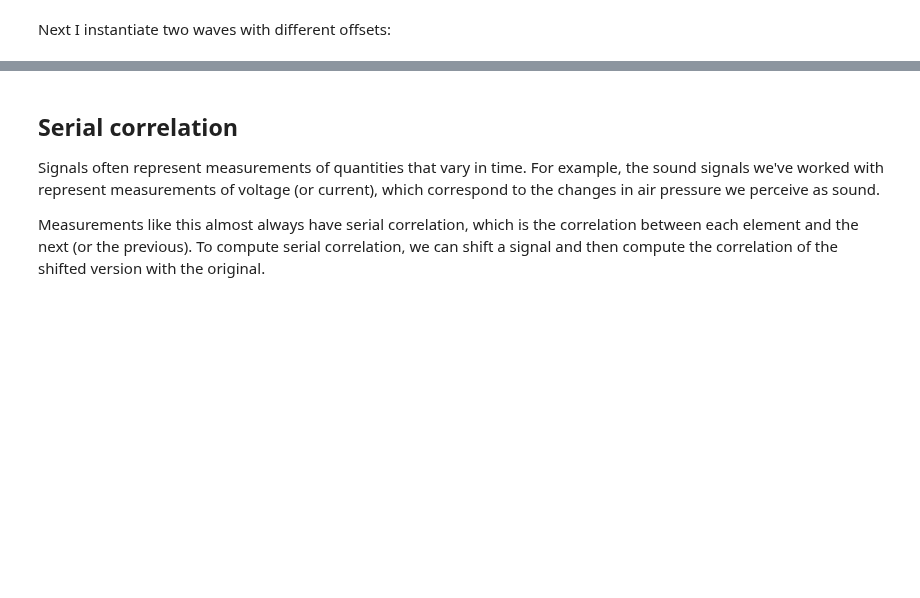
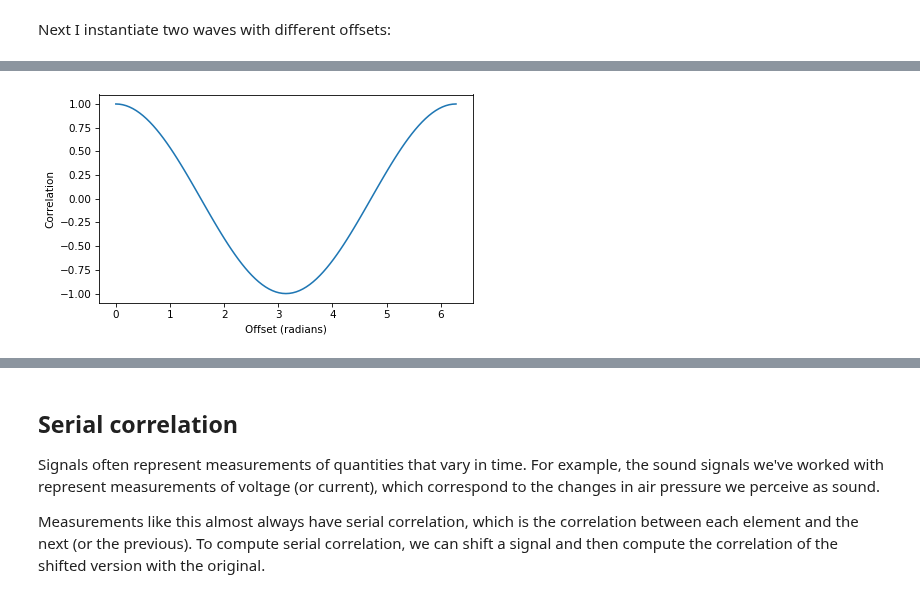
Before and after one commit to AllenDowney/ThinkDSP, a Jupyter notebook: soln/chap05.ipynb, the cells around one changed output, grey strips where cells are left out. Drawn from its saved outputs; the diff is of its cells as text; code cells hidden in the pictures; blank space fills up the shorter version.

```diff
--- a/soln/chap05.ipynb
+++ b/soln/chap05.ipynb
@@ -80 +92,11 @@ corr_matrix = np.corrcoef(wave1.ys, wave2.ys, ddof=0)
+# %%
+PI2 = np.pi * 2
+offsets = np.linspace(0, PI2, 101)
+
+corrs = [wave1.corr(make_sine(offset)) for offset in offsets]
+
+plt.plot(offsets, corrs)
+decorate(xlabel='Offset (radians)', ylabel='Correlation')
+# %% [output]
+[figure, added]
 # %% [markdown]
```
Also changed, not shown: parts of 59 cells of this notebook, 1 other file.
